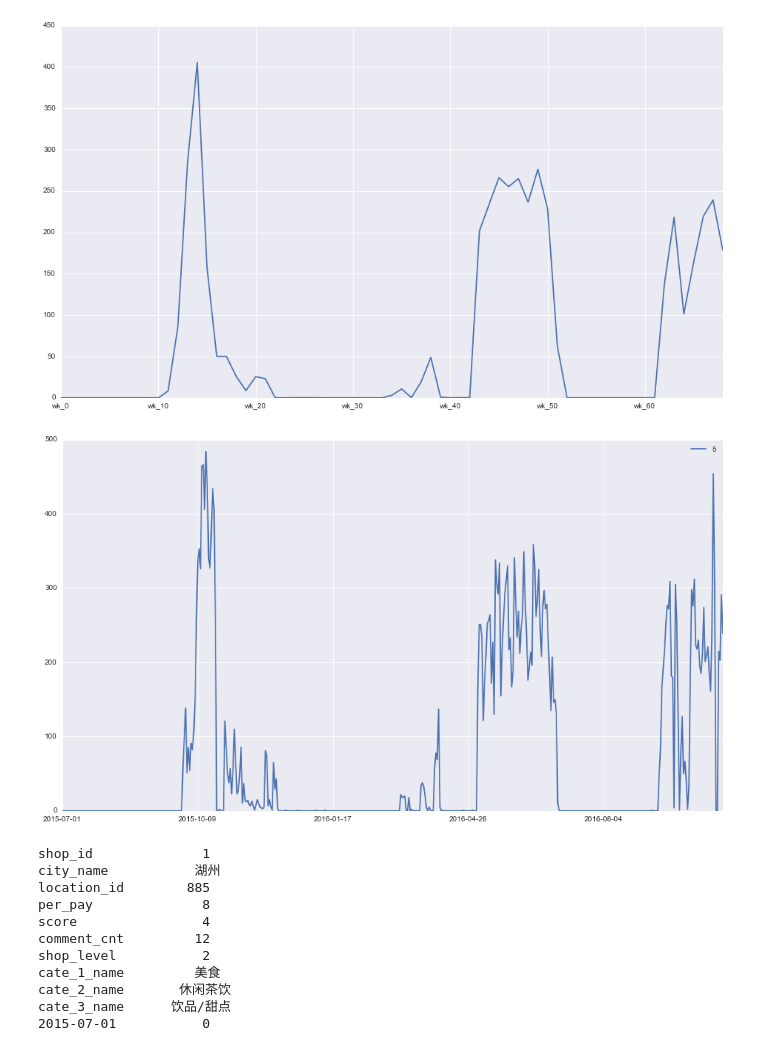
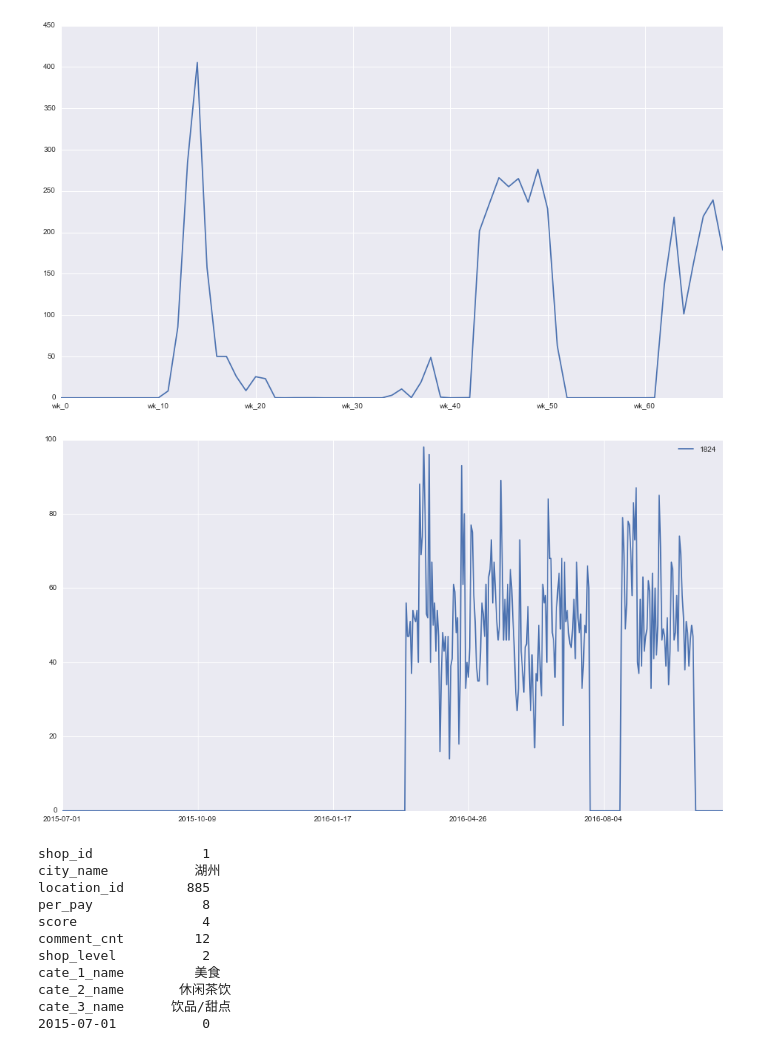
Before and after one commit to wakemeup-xyz/TianChi_IJCAI-17_sales_prediction_code, a Jupyter notebook: Explore Data & Analysis Before Data Preprocessing.ipynb, the cells around one changed output. Cells and saved outputs as stored; diff of their text form; code cells hidden in the pictures.

```diff
--- a/Explore Data & Analysis Before Data Preprocessing.ipynb
+++ b/Explore Data & Analysis Before Data Preprocessing.ipynb
@@ -266,9 +270,9 @@ draw_week_id(5)
 # %% [output]
 [figure]
 # %%
-draw_id(5)
+draw_id(1824)
 # %% [output]
-[figure, old version]
+[figure, new version]
 # %%
 # %% [output]
 shop_id              1
```
Also changed, not shown: parts of 5 cells of this notebook, 6 other files.
